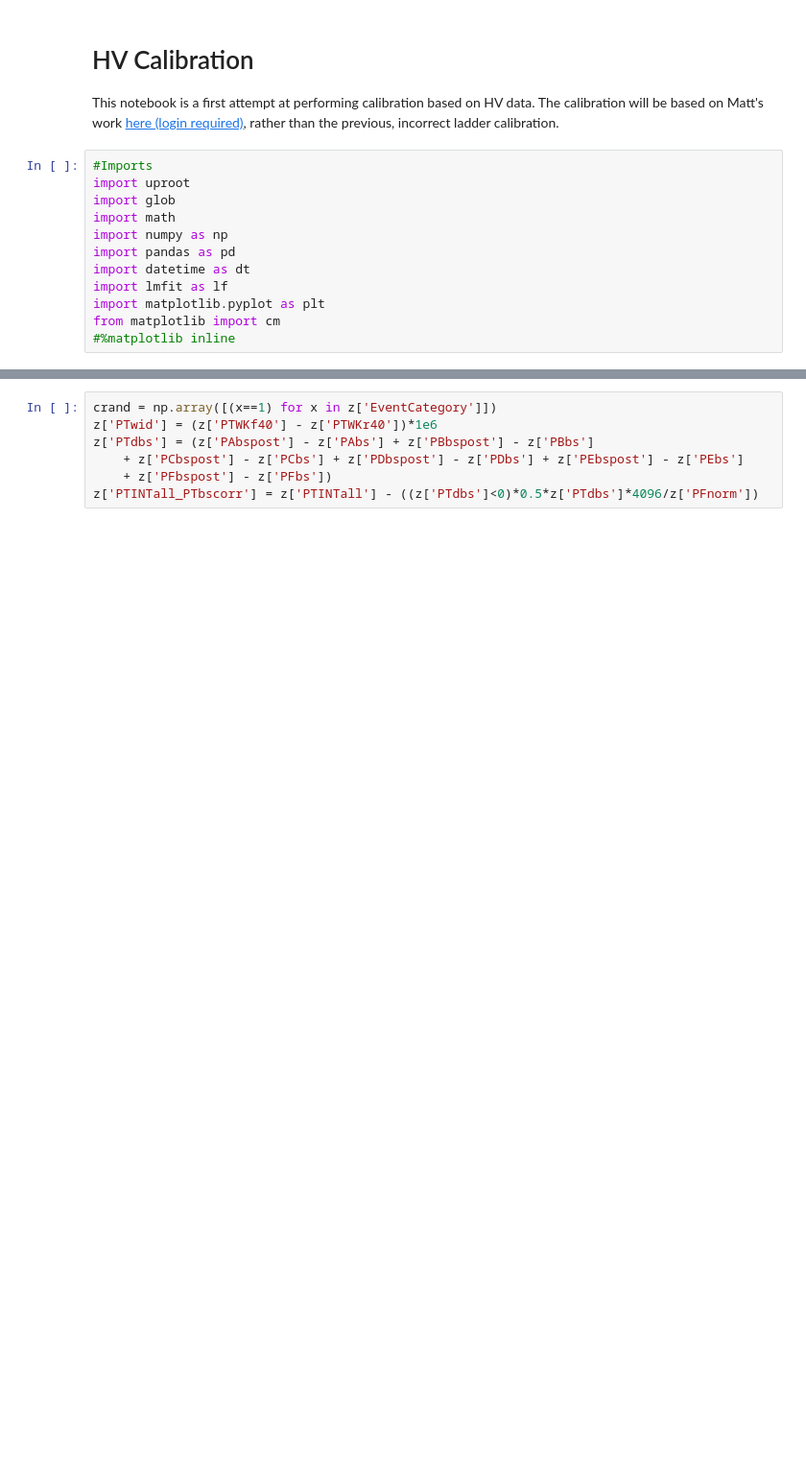
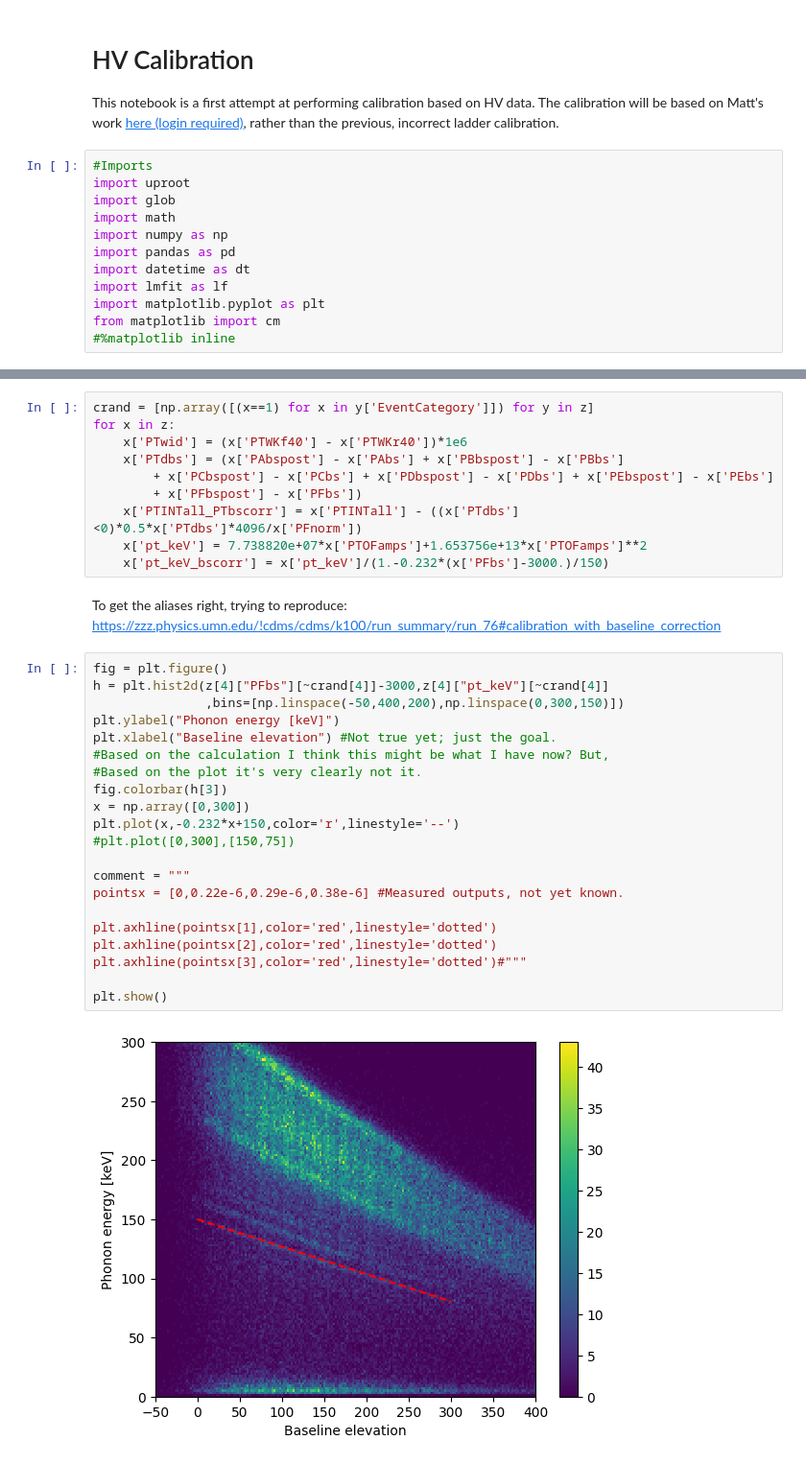
Before and after one commit to villano-lab/R76Analysis, a Jupyter notebook: HV1_Calibration.ipynb, the cells around one changed output, grey strips where cells are left out. Shown at 96% size. Drawn from its saved outputs; the diff is of its cells as text; blank space fills up the shorter version.

```diff
--- a/HV1_Calibration.ipynb
+++ b/HV1_Calibration.ipynb
@@ -44,9 +63,37 @@ e = e[0]
 # %%
-crand = np.array([(x==1) for x in z['EventCategory']])
-z['PTwid'] = (z['PTWKf40'] - z['PTWKr40'])*1e6
-z['PTdbs'] = (z['PAbspost'] - z['PAbs'] + z['PBbspost'] - z['PBbs']
-    + z['PCbspost'] - z['PCbs'] + z['PDbspost'] - z['PDbs'] + z['PEbspost'] - z['PEbs']
-    + z['PFbspost'] - z['PFbs'])
-z['PTINTall_PTbscorr'] = z['PTINTall'] - ((z['PTdbs']<0)*0.5*z['PTdbs']*4096/z['PFnorm'])
+crand = [np.array([(x==1) for x in y['EventCategory']]) for y in z]
+for x in z:
+    x['PTwid'] = (x['PTWKf40'] - x['PTWKr40'])*1e6
+    x['PTdbs'] = (x['PAbspost'] - x['PAbs'] + x['PBbspost'] - x['PBbs']
+        + x['PCbspost'] - x['PCbs'] + x['PDbspost'] - x['PDbs'] + x['PEbspost'] - x['PEbs']
+        + x['PFbspost'] - x['PFbs'])
+    x['PTINTall_PTbscorr'] = x['PTINTall'] - ((x['PTdbs']<0)*0.5*x['PTdbs']*4096/x['PFnorm'])
+    x['pt_keV'] = 7.738820e+07*x['PTOFamps']+1.653756e+13*x['PTOFamps']**2
+    x['pt_keV_bscorr'] = x['pt_keV']/(1.-0.232*(x['PFbs']-3000.)/150)
+# %% [markdown]
+To get the aliases right, trying to reproduce: https://zzz.physics.umn.edu/!cdms/cdms/k100/run_summary/run_76#calibration_with_baseline_correction
+# %%
+fig = plt.figure()
+h = plt.hist2d(z[4]["PFbs"][~crand[4]]-3000,z[4]["pt_keV"][~crand[4]]
+               ,bins=[np.linspace(-50,400,200),np.linspace(0,300,150)])
+plt.ylabel("Phonon energy [keV]")
+plt.xlabel("Baseline elevation") #Not true yet; just the goal.
+#Based on the calculation I think this might be what I have now? But,
+#Based on the plot it's very clearly not it.
+fig.colorbar(h[3])
+x = np.array([0,300])
+plt.plot(x,-0.232*x+150,color='r',linestyle='--')
+#plt.plot([0,300],[150,75])
+
+comment = """
+pointsx = [0,0.22e-6,0.29e-6,0.38e-6] #Measured outputs, not yet known.
+
+plt.axhline(pointsx[1],color='red',linestyle='dotted')
+plt.axhline(pointsx[2],color='red',linestyle='dotted')
+plt.axhline(pointsx[3],color='red',linestyle='dotted')#"""
+
+plt.show()
+# %% [output]
+[figure, added]
 # %%
 fig = plt.figure()
```
Also changed, not shown: parts of 4 cells of this notebook, 1 other file.
